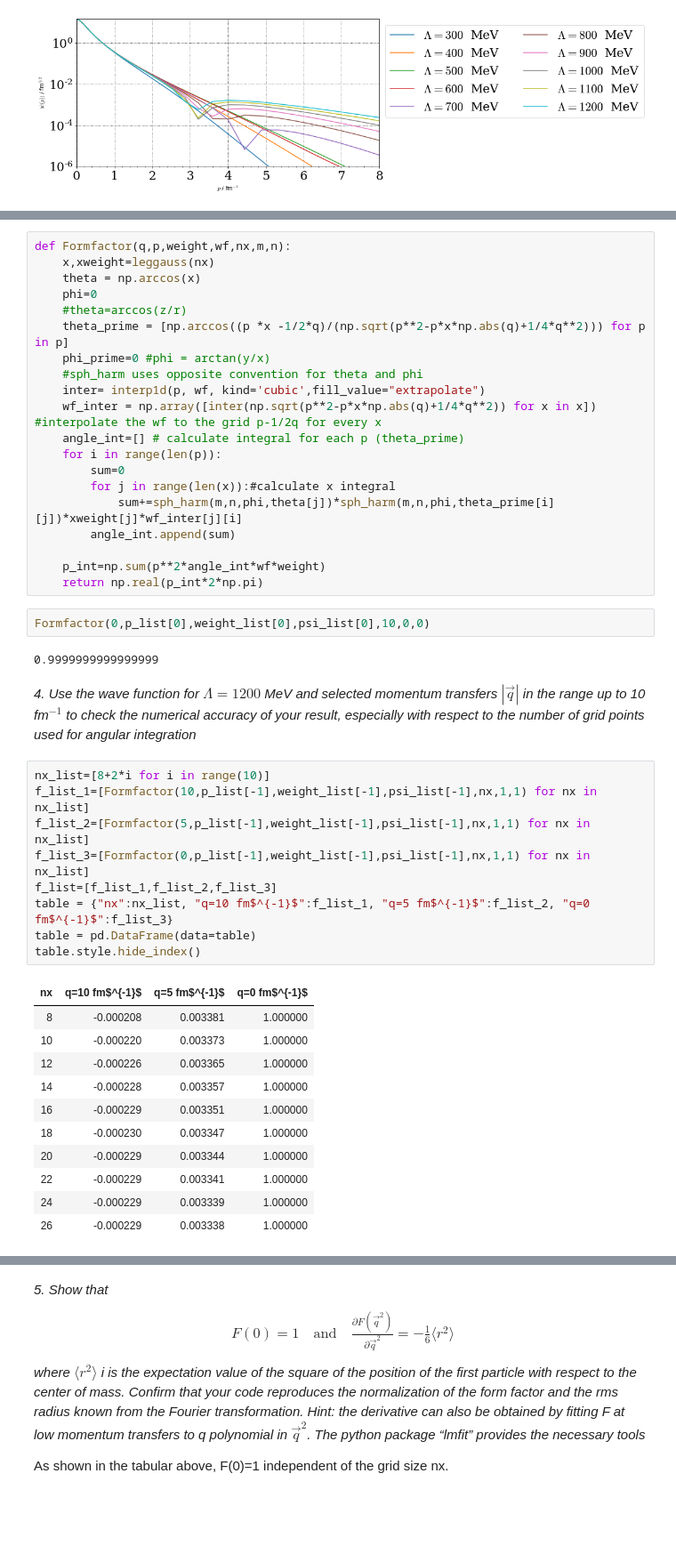
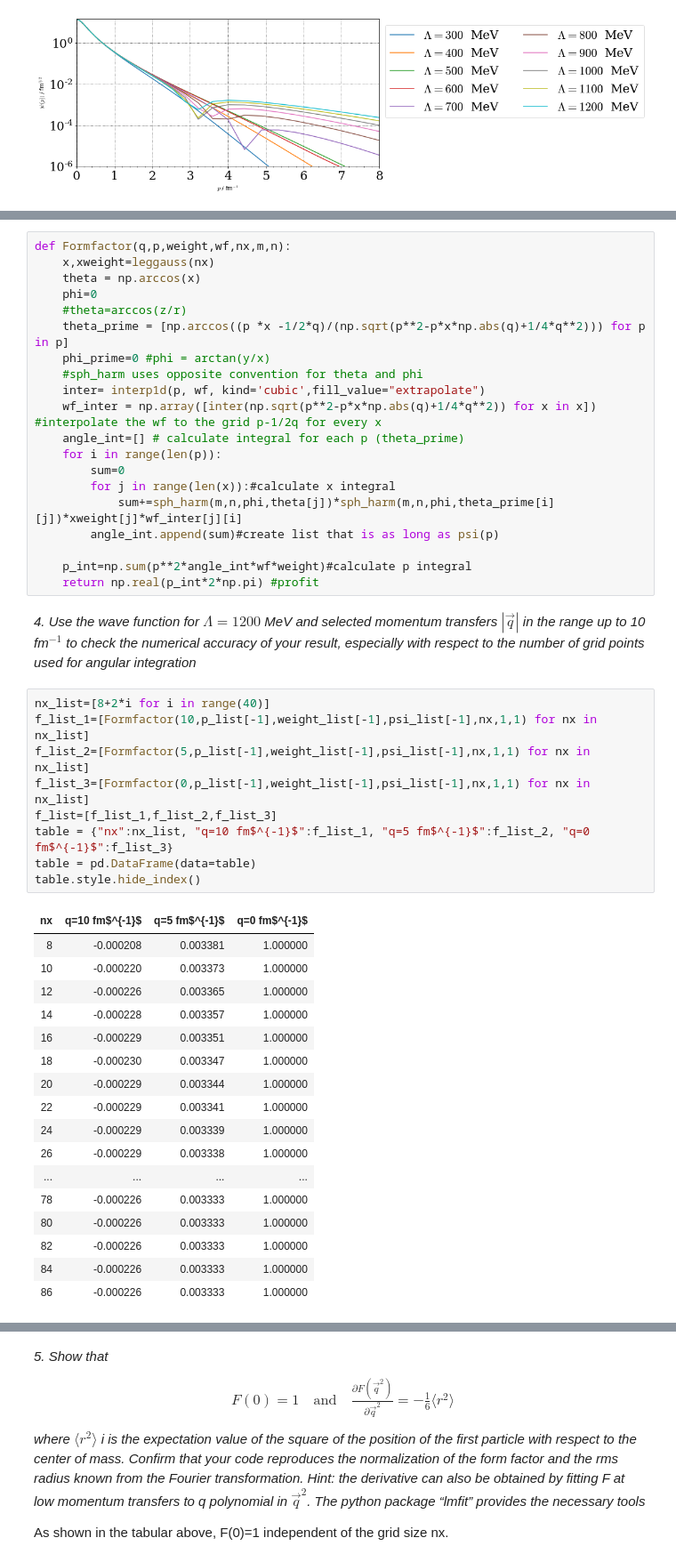
Before and after one commit to dschuechter/physics760_schuechter_krause, a Jupyter notebook: Exercise06/exercise_06.ipynb, the cells around one changed output, grey strips where cells are left out. Shown: that part at 89% size. Drawn from its saved outputs; the diff is of its cells as text; blank space fills up the shorter version.

```diff
--- a/Exercise06/exercise_06.ipynb
+++ b/Exercise06/exercise_06.ipynb
@@ -97,37 +108,39 @@ def Formfactor(q,p,weight,wf,nx,m,n):
         sum=0
         for j in range(len(x)):#calculate x integral
             sum+=sph_harm(m,n,phi,theta[j])*sph_harm(m,n,phi,theta_prime[i][j])*xweight[j]*wf_inter[j][i]
-        angle_int.append(sum)
+        angle_int.append(sum)#create list that is as long as psi(p)
 
-    p_int=np.sum(p**2*angle_int*wf*weight)
-    return np.real(p_int*2*np.pi)
+    p_int=np.sum(p**2*angle_int*wf*weight)#calculate p integral
+    return np.real(p_int*2*np.pi) #profit
-# %%
-Formfactor(0,p_list[0],weight_list[0],psi_list[0],10,0,0)
-# %% [output]
-0.9999999999999999
 # %% [markdown]
 *4. Use the wave function for $\Lambda = 1200$ MeV and selected momentum transfers $|\vec{q}|$ in the
 range up to 10 fm$^{-1}$  to check the numerical accuracy of your result, especially with
 respect to the number of grid points used for angular integration*
 # %%
-nx_list=[8+2*i for i in range(10)]
+nx_list=[8+2*i for i in range(40)]
 f_list_1=[Formfactor(10,p_list[-1],weight_list[-1],psi_list[-1],nx,1,1) for nx in nx_list]
 f_list_2=[Formfactor(5,p_list[-1],weight_list[-1],psi_list[-1],nx,1,1) for nx in nx_list]
 f_list_3=[Formfactor(0,p_list[-1],weight_list[-1],psi_list[-1],nx,1,1) for nx in nx_list]
 f_list=[f_list_1,f_list_2,f_list_3]
 table = {"nx":nx_list, "q=10 fm$^{-1}$":f_list_1, "q=5 fm$^{-1}$":f_list_2, "q=0 fm$^{-1}$":f_list_3}
 table = pd.DataFrame(data=table)
 table.style.hide_index()
 # %% [output]
 | nx | q=10 fm$^{-1}$ | q=5 fm$^{-1}$ | q=0 fm$^{-1}$ |
 | 8 | -0.000208 | 0.003381 | 1.000000 |
 | 10 | -0.000220 | 0.003373 | 1.000000 |
 | 12 | -0.000226 | 0.003365 | 1.000000 |
 | 14 | -0.000228 | 0.003357 | 1.000000 |
 | 16 | -0.000229 | 0.003351 | 1.000000 |
 | 18 | -0.000230 | 0.003347 | 1.000000 |
 | 20 | -0.000229 | 0.003344 | 1.000000 |
 | 22 | -0.000229 | 0.003341 | 1.000000 |
 | 24 | -0.000229 | 0.003339 | 1.000000 |
 | 26 | -0.000229 | 0.003338 | 1.000000 |
+| ... | ... | ... | ... |
+| 78 | -0.000226 | 0.003333 | 1.000000 |
+| 80 | -0.000226 | 0.003333 | 1.000000 |
+| 82 | -0.000226 | 0.003333 | 1.000000 |
+| 84 | -0.000226 | 0.003333 | 1.000000 |
+| 86 | -0.000226 | 0.003333 | 1.000000 |
 # %% [markdown]
```
Also changed, not shown: parts of 12 cells of this notebook.
